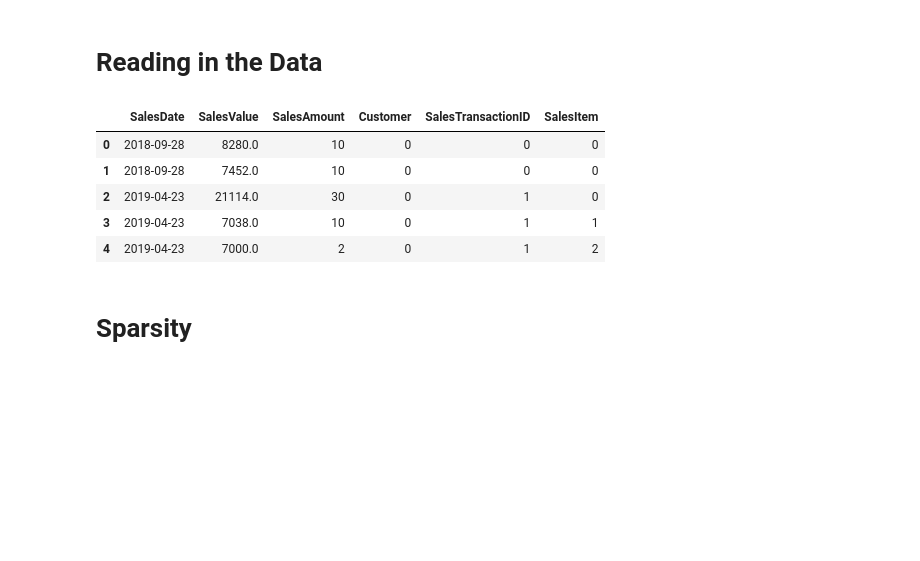
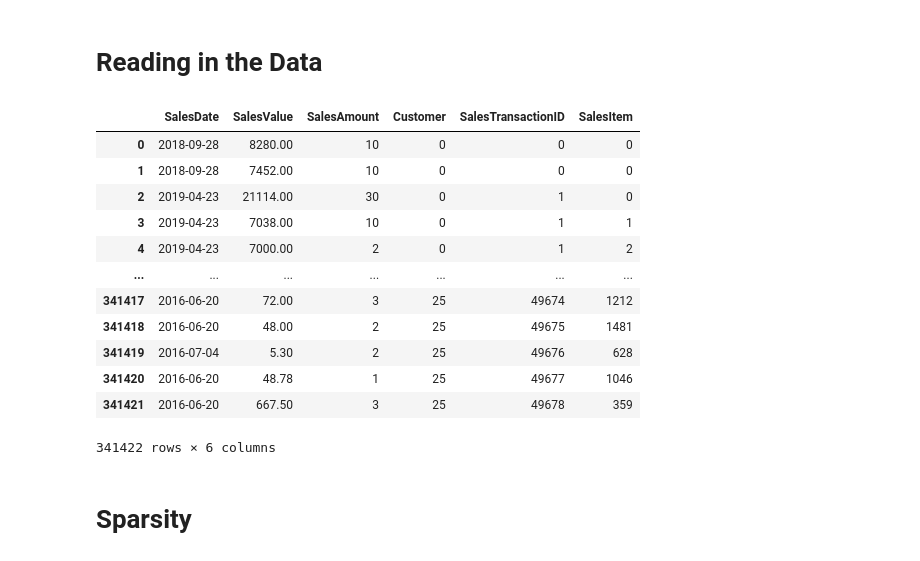
Before and after one commit to DataScienceHamburg/Python_ML_DS_Material, a Jupyter notebook: Jesko/DAR_Analytics_07_RecommenderCollaborativeFilteringDDDD.ipynb, the cells around one changed output. Cells and saved outputs as stored; diff of their text form; code cells hidden in the pictures; blank space fills up the shorter version.

```diff
--- a/Jesko/DAR_Analytics_07_RecommenderCollaborativeFilteringDDDD.ipynb
+++ b/Jesko/DAR_Analytics_07_RecommenderCollaborativeFilteringDDDD.ipynb
@@ -65,14 +65,21 @@ Diese Matrix ist der Schlüssel zum Verständnis der Ähnlichkeiten zwischen Nut
 # %%
 import pandas as pd
 data = pd.read_excel("https://github.com/DAR-DatenanalyseRehberg/DDDD_Data-Driven-Dealings-Development/raw/main/DDDD.xlsx")
-data.head()
+data
 # %% [output]
 |  | SalesDate | SalesValue | SalesAmount | Customer | SalesTransactionID | SalesItem |
-| 0 | 2018-09-28 | 8280.0 | 10 | 0 | 0 | 0 |
-| 1 | 2018-09-28 | 7452.0 | 10 | 0 | 0 | 0 |
-| 2 | 2019-04-23 | 21114.0 | 30 | 0 | 1 | 0 |
-| 3 | 2019-04-23 | 7038.0 | 10 | 0 | 1 | 1 |
-| 4 | 2019-04-23 | 7000.0 | 2 | 0 | 1 | 2 |
+| 0 | 2018-09-28 | 8280.00 | 10 | 0 | 0 | 0 |
+| 1 | 2018-09-28 | 7452.00 | 10 | 0 | 0 | 0 |
+| 2 | 2019-04-23 | 21114.00 | 30 | 0 | 1 | 0 |
+| 3 | 2019-04-23 | 7038.00 | 10 | 0 | 1 | 1 |
+| 4 | 2019-04-23 | 7000.00 | 2 | 0 | 1 | 2 |
+| ... | ... | ... | ... | ... | ... | ... |
+| 341417 | 2016-06-20 | 72.00 | 3 | 25 | 49674 | 1212 |
+| 341418 | 2016-06-20 | 48.00 | 2 | 25 | 49675 | 1481 |
+| 341419 | 2016-07-04 | 5.30 | 2 | 25 | 49676 | 628 |
+| 341420 | 2016-06-20 | 48.78 | 1 | 25 | 49677 | 1046 |
+| 341421 | 2016-06-20 | 667.50 | 3 | 25 | 49678 | 359 |
+341422 rows × 6 columns
 # %% [markdown]
 # Sparsity
 # %% [markdown]
```
Also changed, not shown: parts of 23 cells of this notebook, 4 other files.
